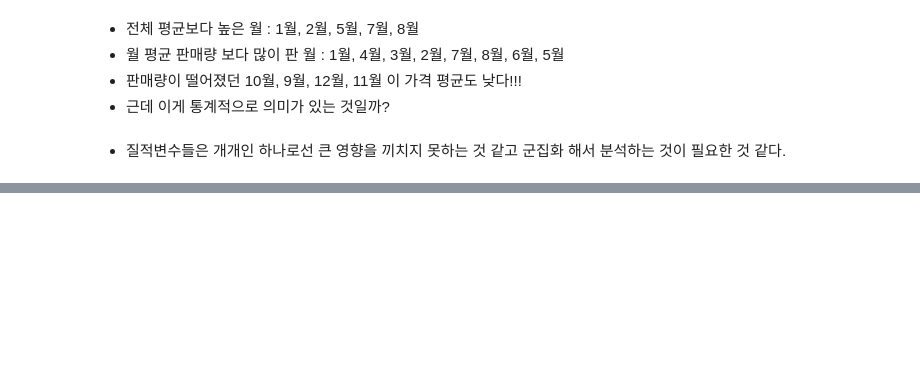
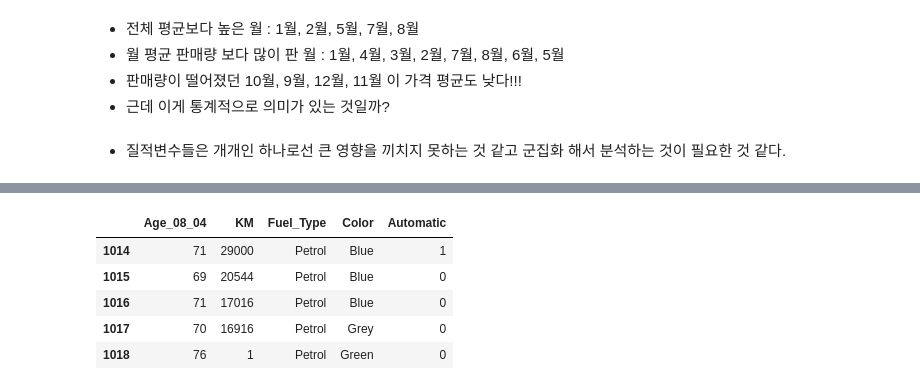
Before and after one commit to yanggyu17/regression_study_toyota_corolla, a Jupyter notebook: train_y2.ipynb, the cells around one changed output, grey strips where cells are left out. Saved outputs shown, nothing was run; the diff lists cells and outputs as text; code cells hidden in the pictures; blank space fills up the shorter version.

```diff
--- a/train_y2.ipynb
+++ b/train_y2.ipynb
@@ -311,0 +359,16 @@ Name: Mfg_Month, dtype: int64
+# %%
+app_cols_real = ['Age_08_04','KM']
+app_cols_cat = ['Fuel_Type', 'Color', 'Automatic']
+
+app_df_r = train_df[app_cols_real]
+app_df_c = train_df[app_cols_cat]
+
+app_X = pd.concat([app_df_r, app_df_c], axis = 1)
+app_X.tail()
+# %% [output]
+|  | Age_08_04 | KM | Fuel_Type | Color | Automatic |
+| 1014 | 71 | 29000 | Petrol | Blue | 1 |
+| 1015 | 69 | 20544 | Petrol | Blue | 0 |
+| 1016 | 71 | 17016 | Petrol | Blue | 0 |
+| 1017 | 70 | 16916 | Petrol | Grey | 0 |
+| 1018 | 76 | 1 | Petrol | Green | 0 |
```
Also changed, not shown: parts of 15 cells of this notebook, 12 other files.
